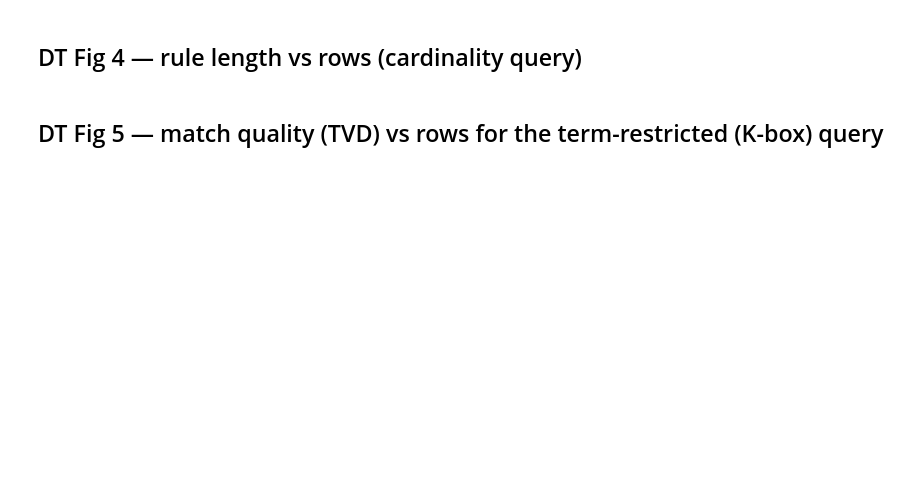
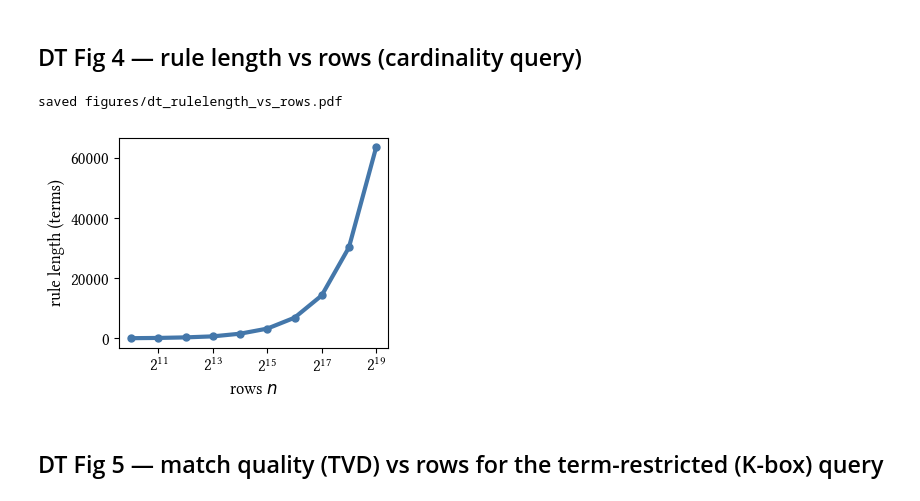
Before and after one commit to DinukaManohara/simiquaero, a Jupyter notebook: bench_plots.ipynb, the cells around one changed output. Cells and saved outputs as stored; diff of their text form; code cells hidden in the pictures; blank space fills up the shorter version.

Commit message:
new plots for scalability

```diff
--- a/bench_plots.ipynb
+++ b/bench_plots.ipynb
@@ -160,10 +194,13 @@ save(fig, 'dt_runtime_vs_cols')
 # %%
 fig, ax = plt.subplots(figsize=(fig_width, fig_height), layout='constrained')
 series(ax, data['agn_rows'], 'n_rows', 'rule_length', 'cardinality', CB_palette['CBblue'], 'o')
 ax.set_xscale('log', base=2)
 ax.set_xlabel('rows $n$')
-ax.set_ylabel('rule length (DNF terms)')
+ax.set_ylabel('rule length (terms)')
 save(fig, 'dt_rulelength_vs_rows')
+# %% [output]
+saved figures/dt_rulelength_vs_rows.pdf
+[figure, added]
 # %% [markdown]
 ## DT Fig 5 — match quality (TVD) vs rows for the term-restricted (K-box) query
 # %%
```
Also changed, not shown: parts of 8 cells of this notebook, 3 other files.
